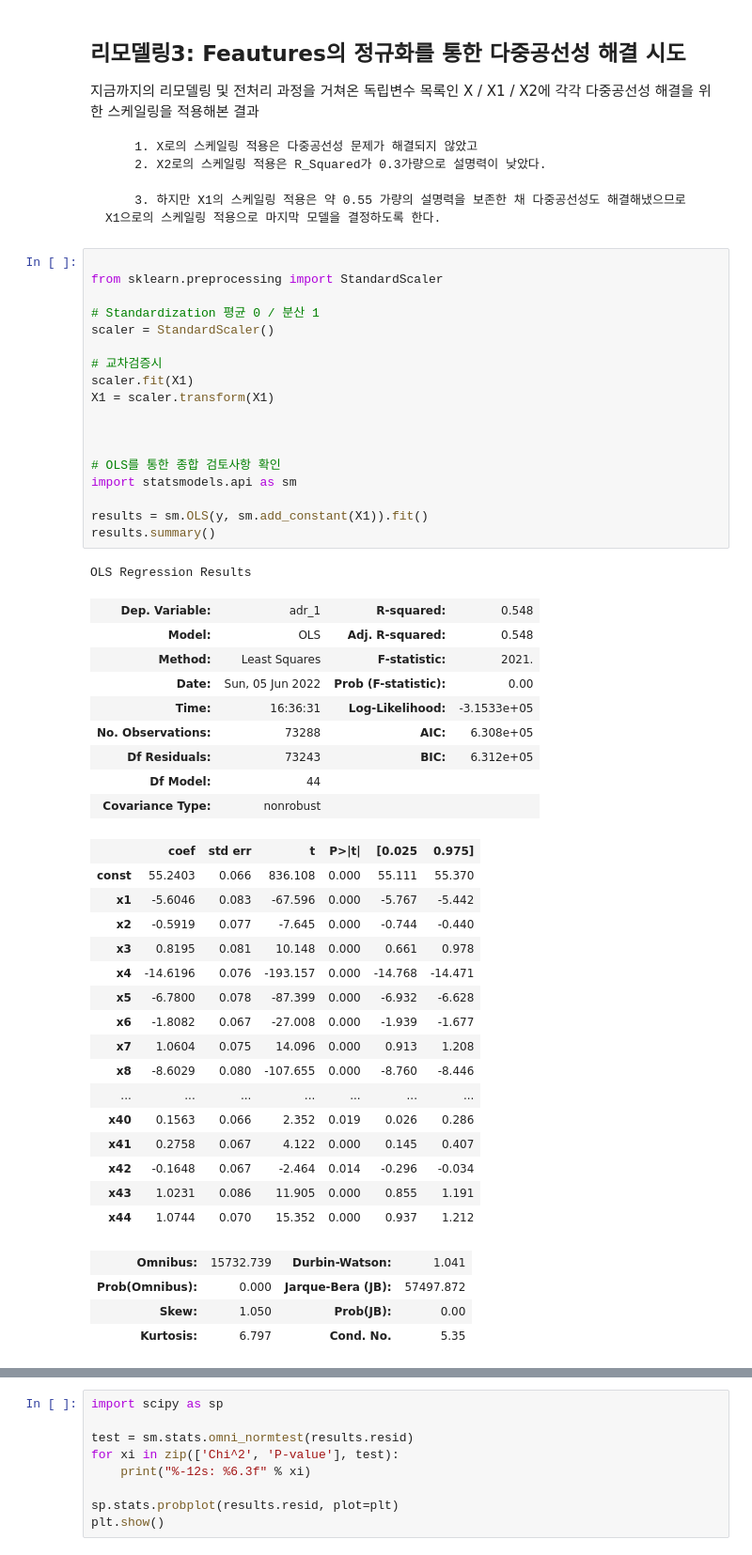
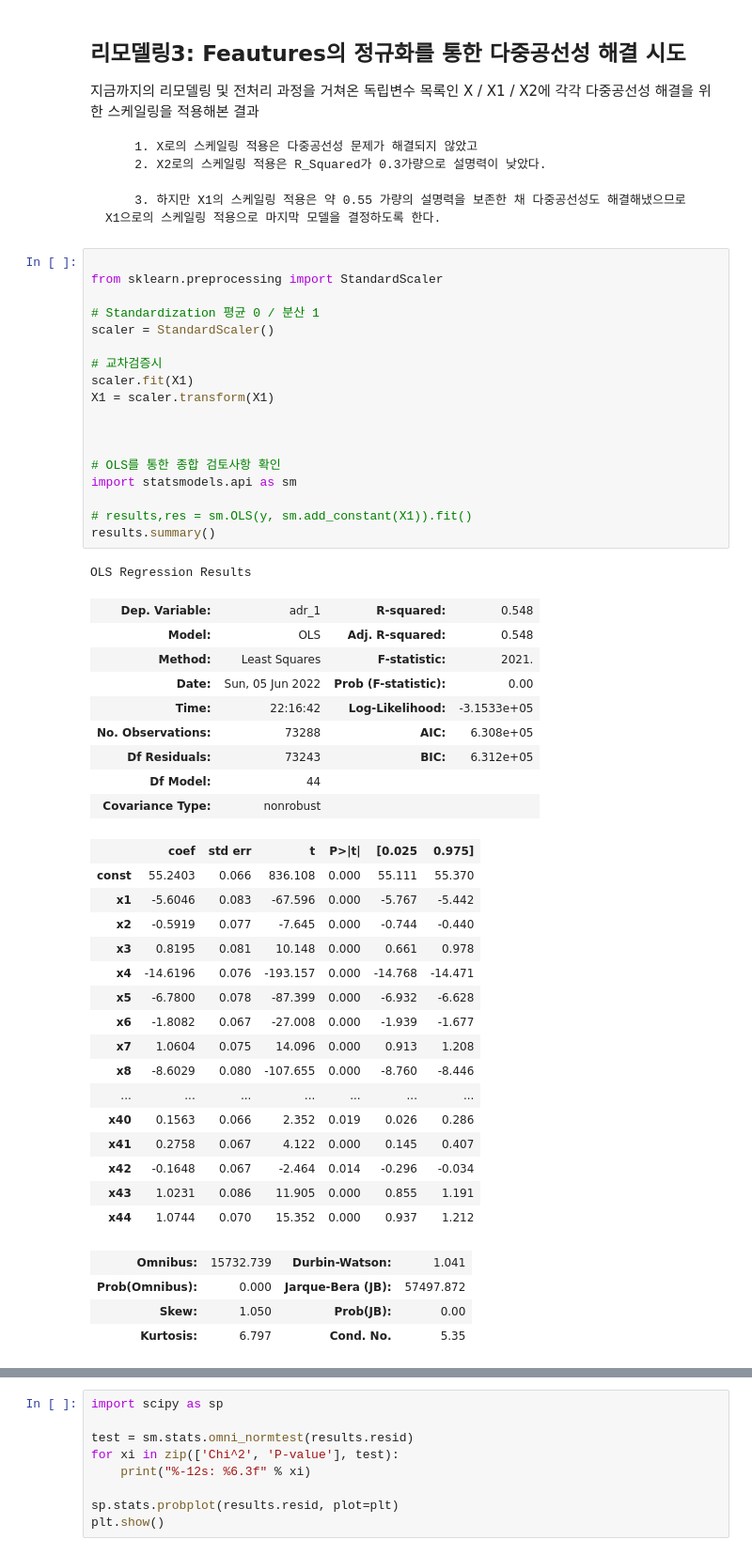
Before and after one commit to ABizCho/py_machineLearning, a Jupyter notebook: Assignment_Group/ML_group_project/ML_groupPJ_sub2_Linear_Final.ipynb, the cells around one changed output, grey strips where cells are left out. Shown at 94% size. Cells and saved outputs as stored; diff of their text form.

```diff
--- a/Assignment_Group/ML_group_project/ML_groupPJ_sub2_Linear_Final.ipynb
+++ b/Assignment_Group/ML_group_project/ML_groupPJ_sub2_Linear_Final.ipynb
@@ -690,28 +690,28 @@ strong multicollinearity or other numerical problems.
 # %%
 
 from sklearn.preprocessing import StandardScaler
 
 # Standardization 평균 0 / 분산 1
 scaler = StandardScaler()
 
 # 교차검증시
 scaler.fit(X1)
 X1 = scaler.transform(X1)
 
 
 
 # OLS를 통한 종합 검토사항 확인
 import statsmodels.api as sm
 
-results = sm.OLS(y, sm.add_constant(X1)).fit()
+# results,res = sm.OLS(y, sm.add_constant(X1)).fit()
 results.summary()
 # %% [output]
 OLS Regression Results
 | Dep. Variable: | adr_1 | R-squared: | 0.548 |
 | Model: | OLS | Adj. R-squared: | 0.548 |
 | Method: | Least Squares | F-statistic: | 2021. |
 | Date: | Sun, 05 Jun 2022 | Prob (F-statistic): | 0.00 |
-| Time: | 16:36:31 | Log-Likelihood: | -3.1533e+05 |
+| Time: | 22:16:42 | Log-Likelihood: | -3.1533e+05 |
 | No. Observations: | 73288 | AIC: | 6.308e+05 |
 | Df Residuals: | 73243 | BIC: | 6.312e+05 |
 | Df Model: | 44 |  |  |
```
Also changed, not shown: parts of 14 cells of this notebook.
